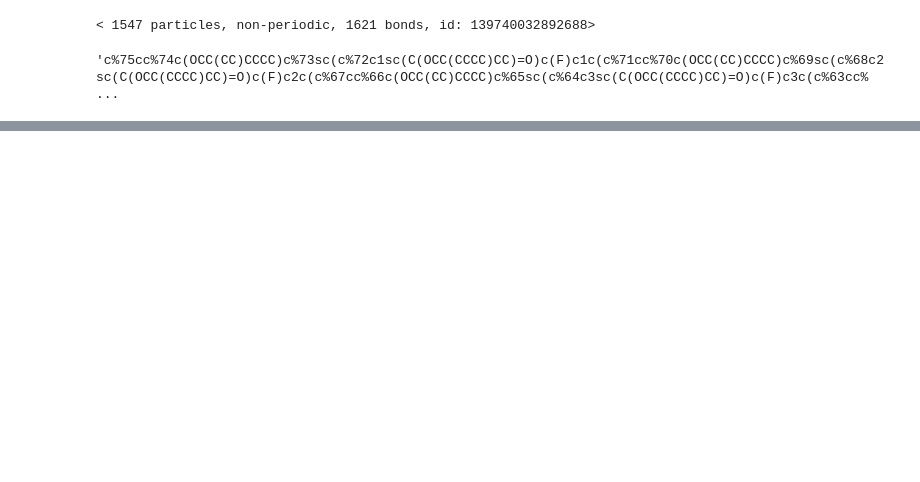
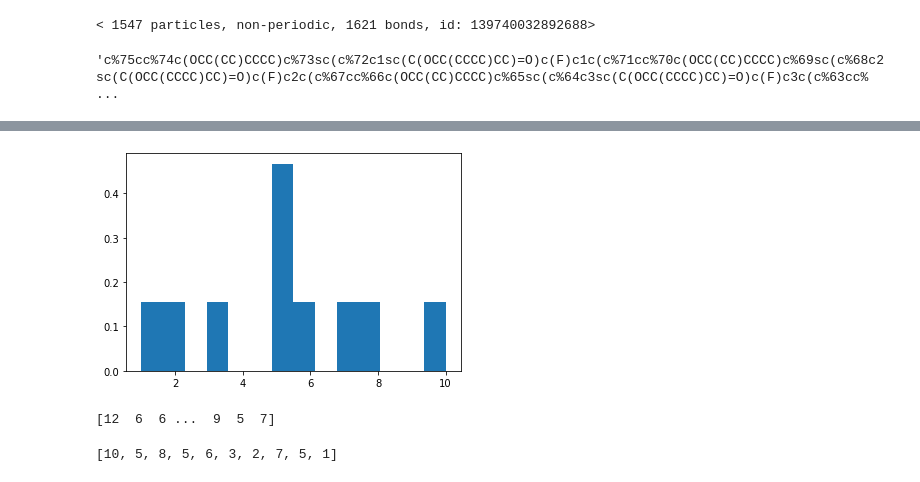
Before and after one commit to chrisjonesBSU/poly-smiles, a Jupyter notebook: poly-smiles.ipynb, the cells around one changed output, grey strips where cells are left out. Drawn from its saved outputs; the diff is of its cells as text; code cells hidden in the pictures; blank space fills up the shorter version.

```diff
--- a/poly-smiles.ipynb
+++ b/poly-smiles.ipynb
@@ -212,0 +224,14 @@ poly_smiles('ccccOCCCC))CCCC)))))))cscccscCOCCCCCC))))CC)))))=O))cF)c5*c*s8)))))
+# %%
+dist = [round(i, 0) for i in s]
+count, bins, ignored = plt.hist(dist, 14, density=True)
+plt.show()
+# %% [output]
+[figure, added]
+# %%
+print(s)
+# %% [output]
+[12  6  6 ...  9  5  7]
+# %%
+print(dist)
+# %% [output]
+[10, 5, 8, 5, 6, 3, 2, 7, 5, 1]
```
Also changed, not shown: parts of 3 cells of this notebook.
